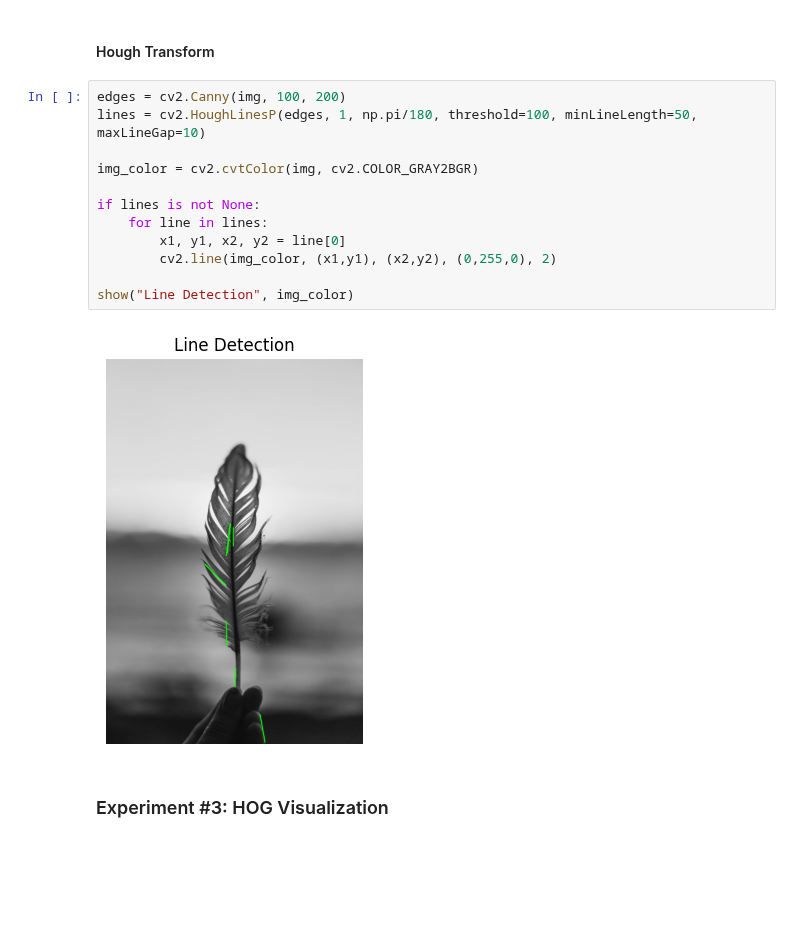
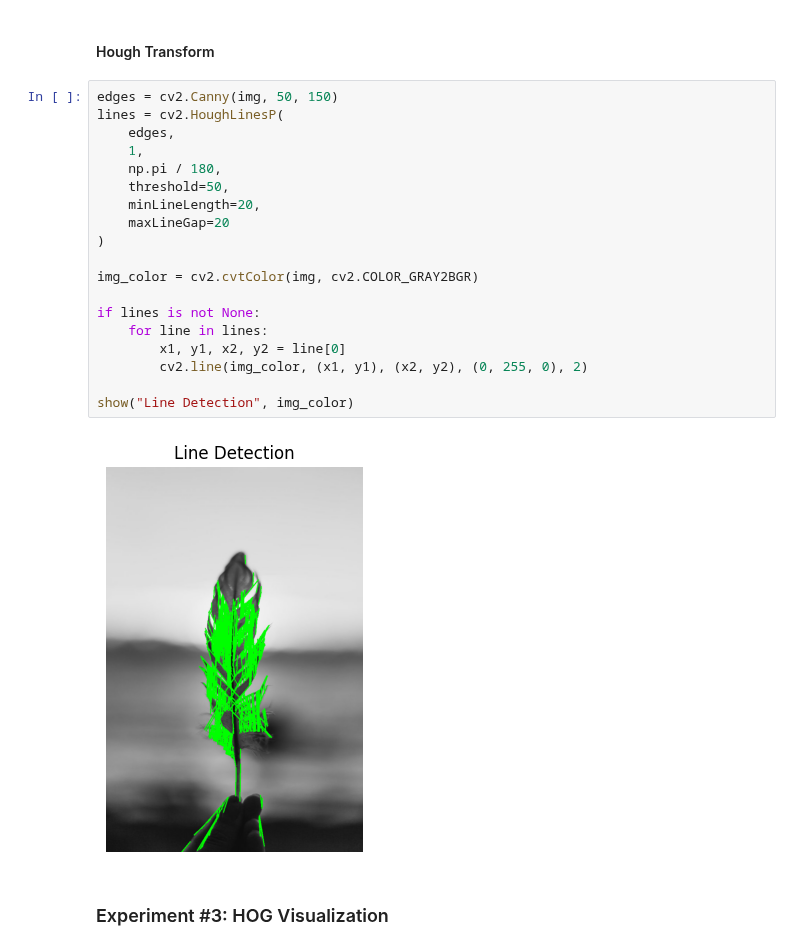
Before and after one commit to BharatK0049/image-video-processing-lab-experiments, a Jupyter notebook: notebooks/IVP_Experiment_8.ipynb, the cells around one changed output. Saved outputs shown, nothing was run; the diff lists cells and outputs as text; blank space fills up the shorter version.

```diff
--- a/notebooks/IVP_Experiment_8.ipynb
+++ b/notebooks/IVP_Experiment_8.ipynb
@@ -102,19 +102,26 @@ show("Canny", canny)
 # %% [markdown]
 #### Hough Transform
 # %%
-edges = cv2.Canny(img, 100, 200)
-lines = cv2.HoughLinesP(edges, 1, np.pi/180, threshold=100, minLineLength=50, maxLineGap=10)
+edges = cv2.Canny(img, 50, 150)
+lines = cv2.HoughLinesP(
+    edges,
+    1,
+    np.pi / 180,
+    threshold=50,
+    minLineLength=20,
+    maxLineGap=20
+)
 
 img_color = cv2.cvtColor(img, cv2.COLOR_GRAY2BGR)
 
 if lines is not None:
     for line in lines:
         x1, y1, x2, y2 = line[0]
-        cv2.line(img_color, (x1,y1), (x2,y2), (0,255,0), 2)
+        cv2.line(img_color, (x1, y1), (x2, y2), (0, 255, 0), 2)
 
 show("Line Detection", img_color)
 # %% [output]
-[figure, old version]
+[figure, new version]
 # %% [markdown]
 ### Experiment #3: HOG Visualization
 # %%
```
Also changed, not shown: parts of 1 cell of this notebook, 2 other files.
